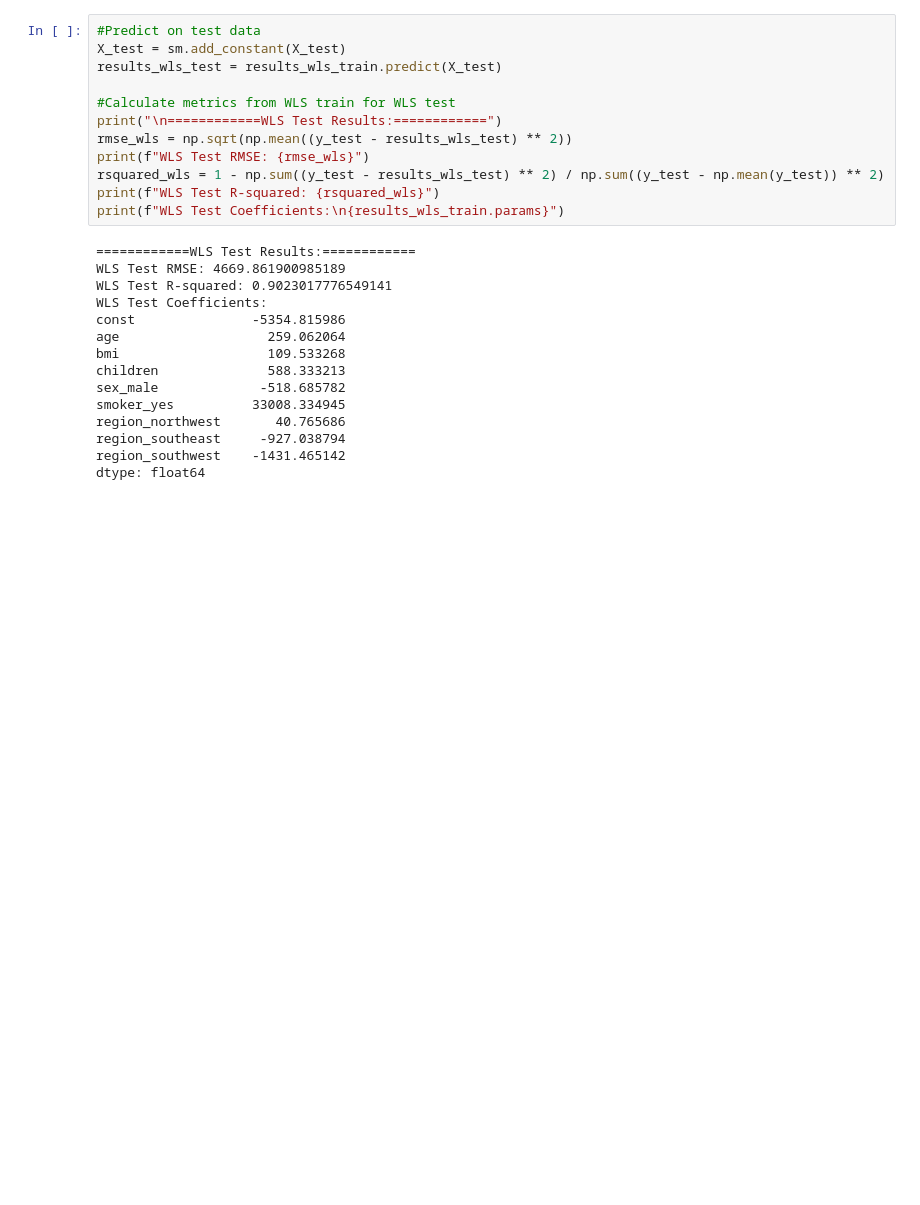
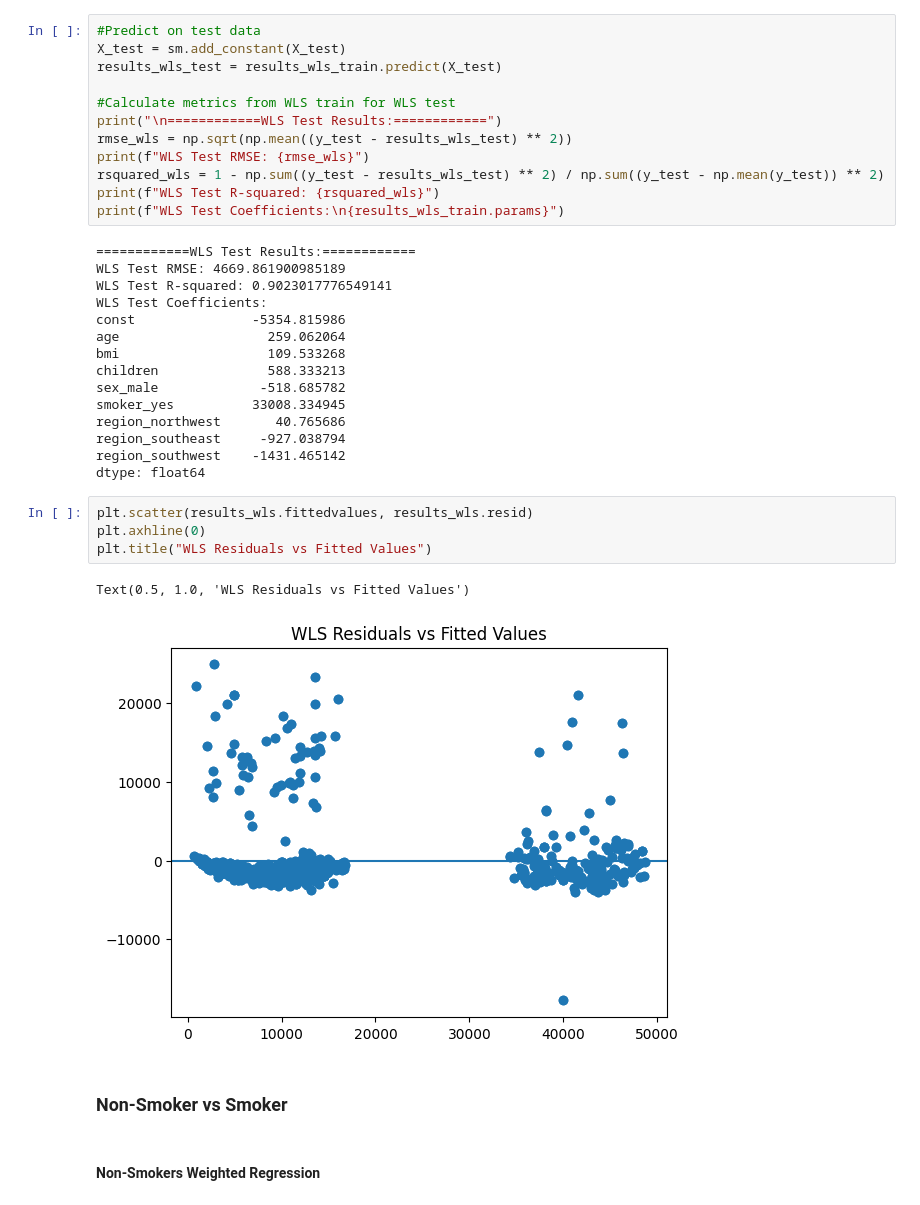
Before and after one commit to r-s-r-99/STAT4365FinalProj, a Jupyter notebook: FinalProject3.ipynb, the cells around one changed output. Saved outputs shown, nothing was run; the diff lists cells and outputs as text; blank space fills up the shorter version.

Commit message:
Added residual plots and smoker vs non-smoker weighted testing

```diff
--- a/FinalProject3.ipynb
+++ b/FinalProject3.ipynb
@@ -583,3 +581,14 @@ region_northwest       40.765686
 region_southeast     -927.038794
 region_southwest    -1431.465142
 dtype: float64
+# %%
+plt.scatter(results_wls.fittedvalues, results_wls.resid)
+plt.axhline(0)
+plt.title("WLS Residuals vs Fitted Values")
+# %% [output]
+Text(0.5, 1.0, 'WLS Residuals vs Fitted Values')
+[figure, added]
+# %% [markdown]
+### Non-Smoker vs Smoker
+# %% [markdown]
+#### Non-Smokers Weighted Regression
```
Also changed, not shown: parts of 16 cells of this notebook.
